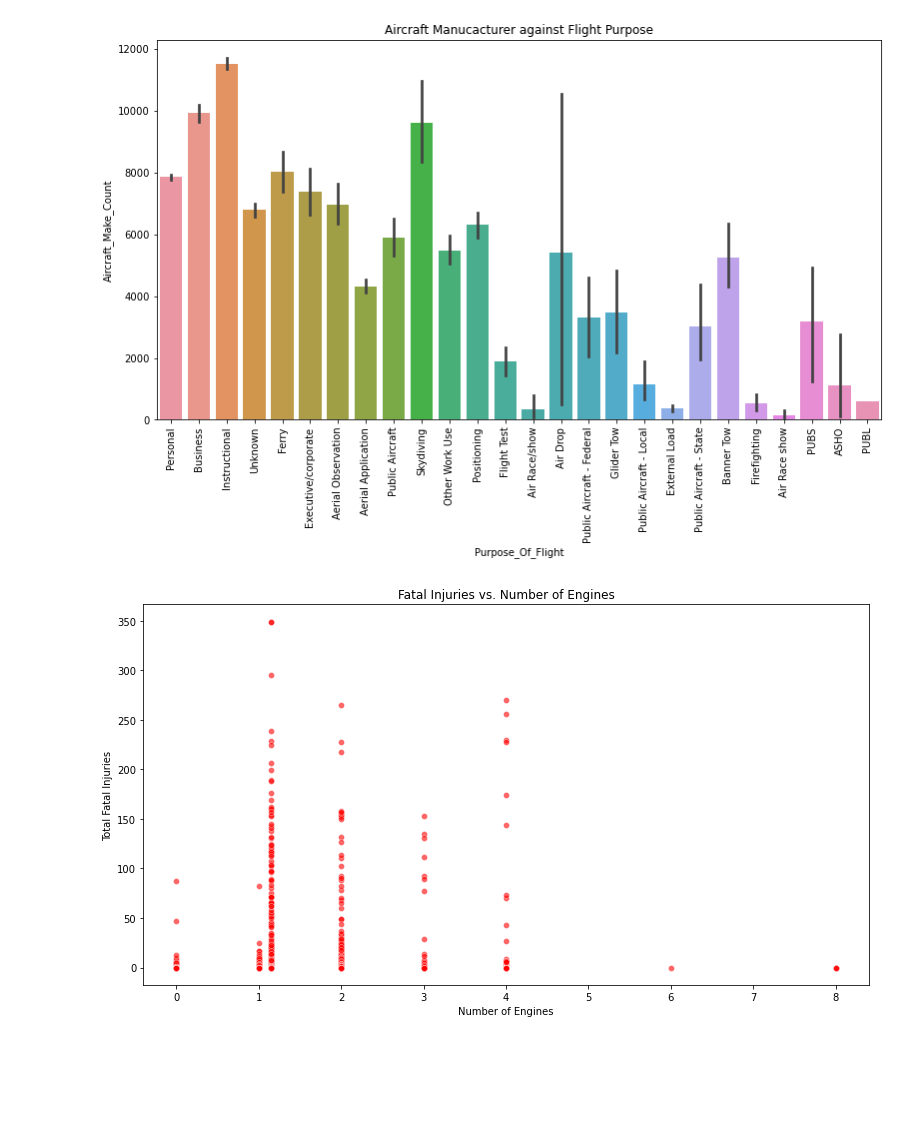
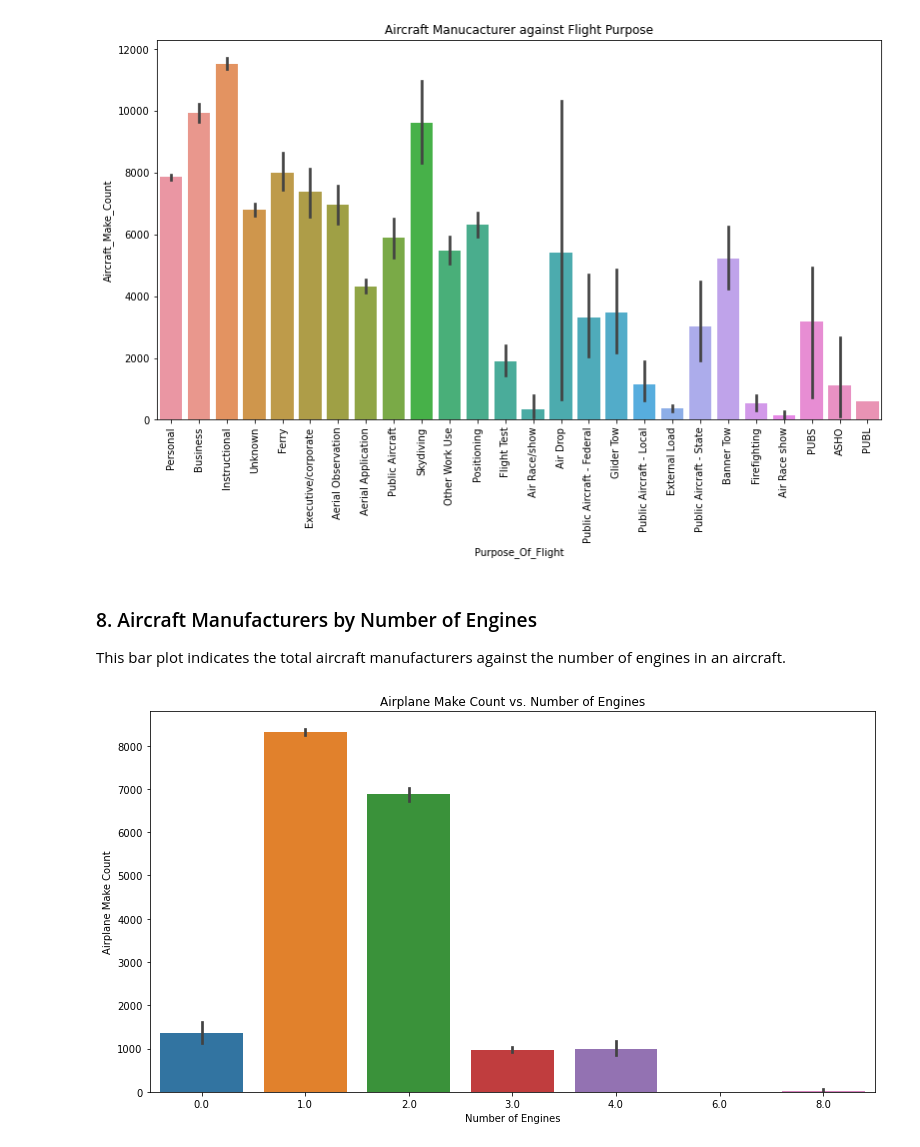
Before and after one commit to Patricknmaina/dsc-phase-1-project, a Jupyter notebook: index.ipynb, the cells around one changed output. Drawn from its saved outputs; the diff is of its cells as text; code cells hidden in the pictures; blank space fills up the shorter version.

```diff
--- a/index.ipynb
+++ b/index.ipynb
@@ -327,12 +316,12 @@ Since our dataset has two types of columns `(numerical and categorical)`, we nee
  - For categorical columns, we can use the `mode` or `Unknown` to fill in the missing values
 Let's first start with the numerical columns:
 # %%
-# Filling numerical columns with the mean
+# Filling numerical columns with the mean and median values
 aviation_df_clean['Total.Fatal.Injuries'] = aviation_df_clean['Total.Fatal.Injuries'].fillna(aviation_df_clean['Total.Fatal.Injuries'].mean())
 aviation_df_clean['Total.Serious.Injuries'] = aviation_df_clean['Total.Serious.Injuries'].fillna(aviation_df_clean['Total.Serious.Injuries'].mean())
 aviation_df_clean['Total.Minor.Injuries'] = aviation_df_clean['Total.Minor.Injuries'].fillna(aviation_df_clean['Total.Minor.Injuries'].mean())
 aviation_df_clean['Total.Uninjured'] = aviation_df_clean['Total.Uninjured'].fillna(aviation_df_clean['Total.Uninjured'].mean())
-aviation_df_clean['Number.of.Engines'] = aviation_df_clean['Number.of.Engines'].fillna(aviation_df_clean['Number.of.Engines'].mean())
+aviation_df_clean['Number.of.Engines'] = aviation_df_clean['Number.of.Engines'].fillna(aviation_df_clean['Number.of.Engines'].median())
 # %% [markdown]
 We can check the info of the cleaned dataset again just to make sure we have dealt with the numerical columns
 # %%
@@ -770,12 +759,15 @@ plt.xticks(rotation=90)
 plt.show()
 # %% [output]
 [figure]
+# %% [markdown]
+### 8. Aircraft Manufacturers by Number of Engines
+This bar plot indicates the total aircraft manufacturers against the number of engines in an aircraft.
 # %%
 plt.figure(figsize=(13,7))
-sns.scatterplot(x=aviation_df_clean['Number_Of_Engines'], y=aviation_df_clean['Total_Fatal_Injuries'], alpha=0.6, color='red')
+sns.barplot(x=aviation_df_clean['Number_Of_Engines'], y=aviation_df_clean['Aircraft_Make_Count'])
 plt.xlabel("Number of Engines")
-plt.ylabel("Total Fatal Injuries")
-plt.title("Fatal Injuries vs. Number of Engines")
+plt.ylabel("Airplane Make Count")
+plt.title("Airplane Make Count vs. Number of Engines")
 plt.show()
 # %% [output]
-[figure, old version]
+[figure, new version]
```
Also changed, not shown: parts of 7 cells of this notebook.
